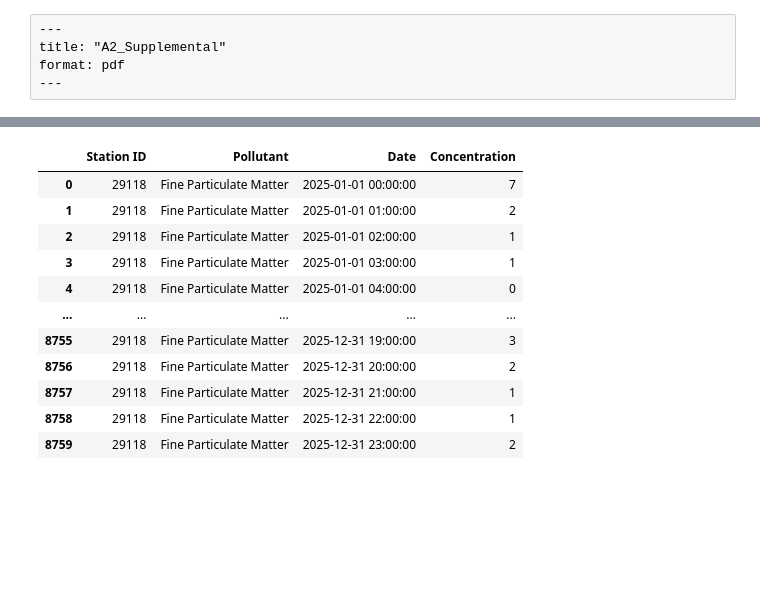
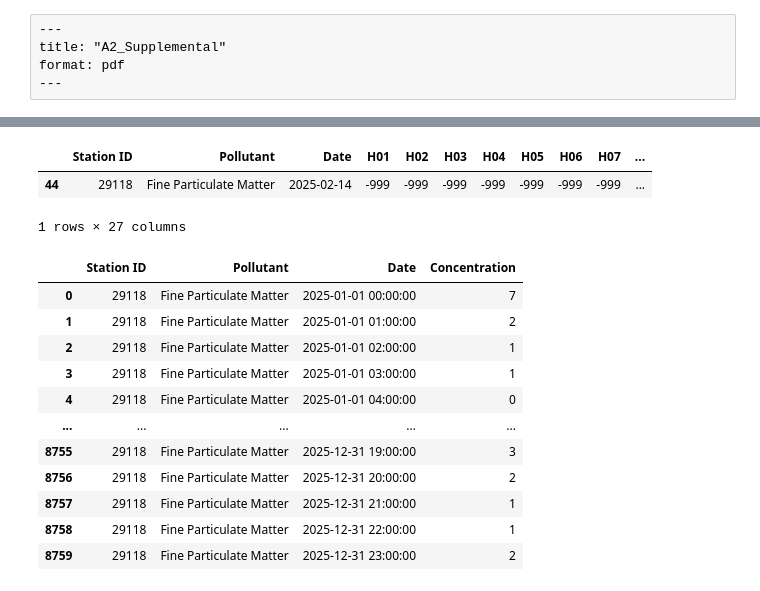
Before and after one commit to Durian20/CSE-780-Assignment-2, a Jupyter notebook: assign2.ipynb, the cells around one changed output, grey strips where cells are left out. Saved outputs shown, nothing was run; the diff lists cells and outputs as text; code cells hidden in the pictures; blank space fills up the shorter version.

```diff
--- a/assign2.ipynb
+++ b/assign2.ipynb
@@ -18,3 +93,11 @@ particulate = pd.read_excel(r"C:\Users\darre\OneDrive\Documents\STATS 780\Assign
+# %%
+particulate.loc[
+    (particulate["Date"].dt.month == 2) & (particulate["Date"].dt.day == 14)
+]
+# %% [output]
+|  | Station ID | Pollutant | Date | H01 | H02 | H03 | H04 | H05 | H06 | H07 | ... |
+| 44 | 29118 | Fine Particulate Matter | 2025-02-14 | -999 | -999 | -999 | -999 | -999 | -999 | -999 | ... |
+1 rows × 27 columns
 # %%
 hour_columns = [f"H{i:02d}" for i in range(1, 25)]
 
```
Also changed, not shown: parts of 17 cells of this notebook.
